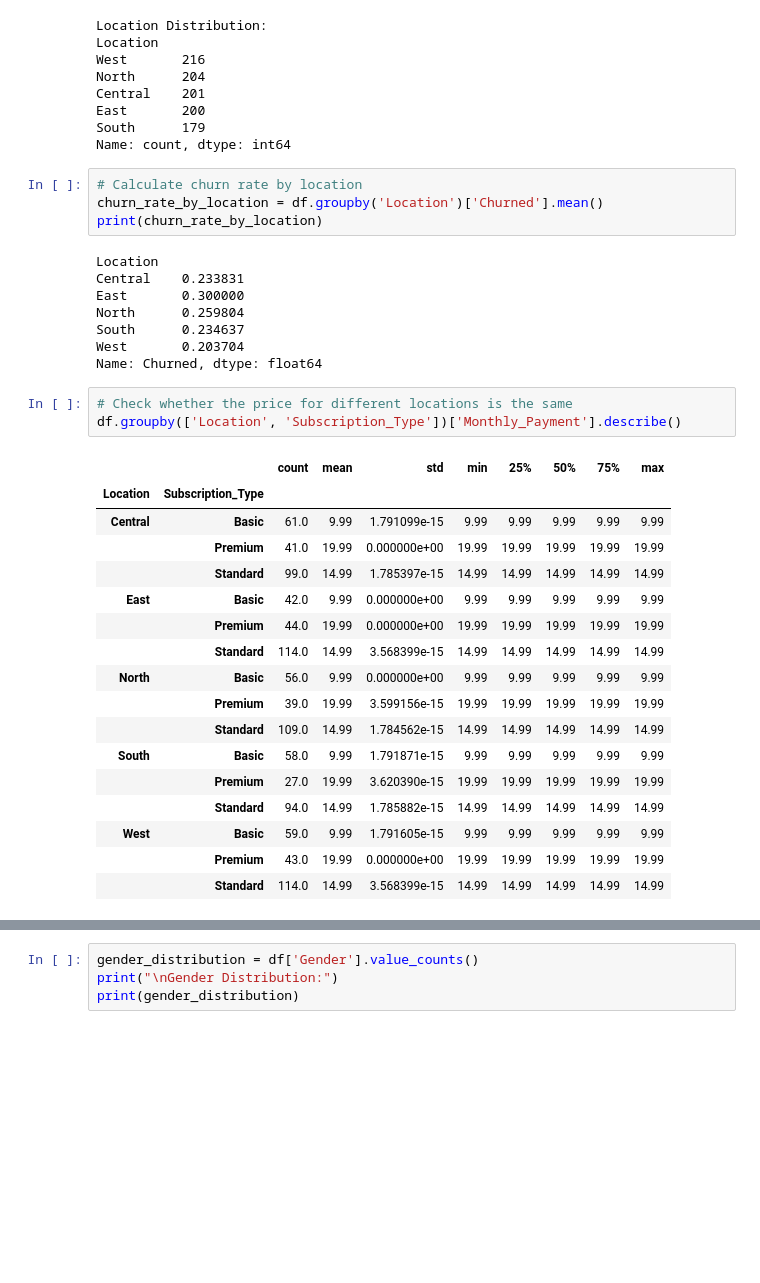
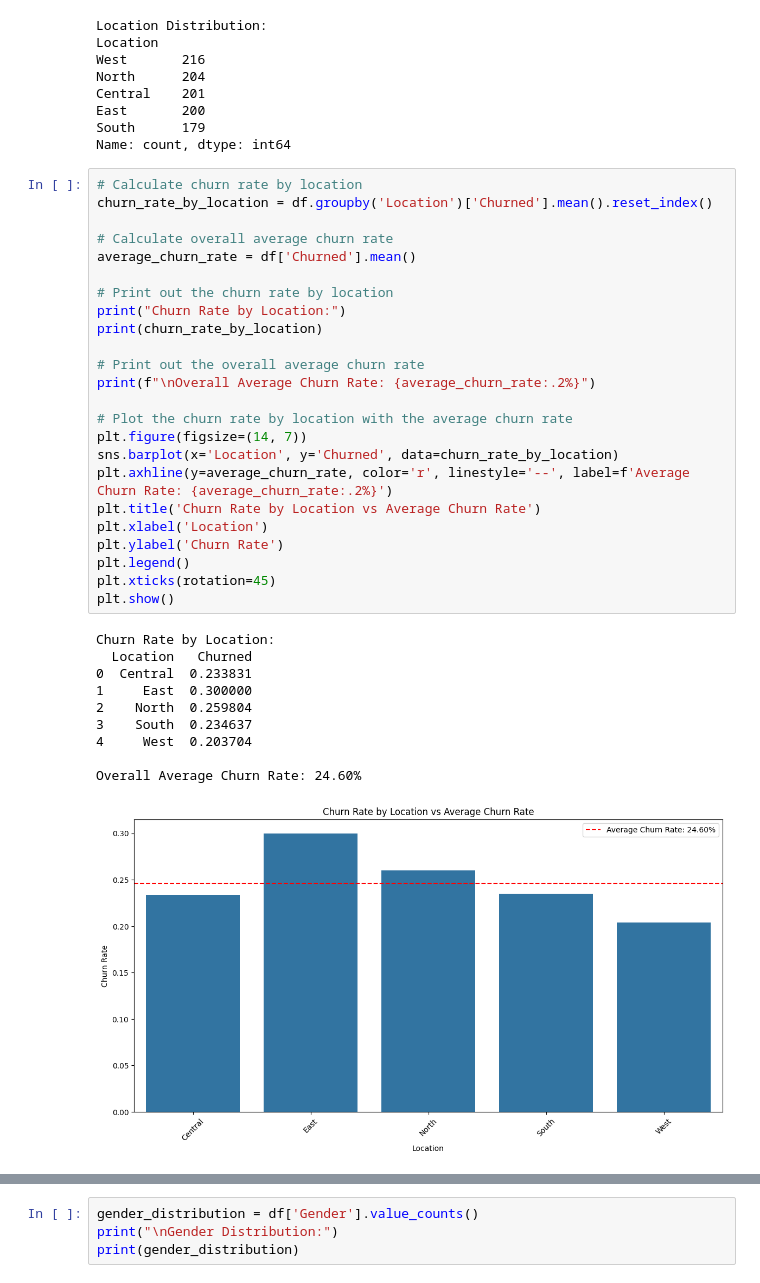
Before and after one commit to SherryQyy/MBAN6300, a Jupyter notebook: MBAN6300_Assignment1.ipynb, the cells around one changed output, grey strips where cells are left out. Drawn from its saved outputs; the diff is of its cells as text; blank space fills up the shorter version.

Commit message:
Overall for codes

```diff
--- a/MBAN6300_Assignment1.ipynb
+++ b/MBAN6300_Assignment1.ipynb
@@ -144,36 +118,38 @@ Central    201
 East       200
 South      179
 Name: count, dtype: int64
-# %%
-# Calculate churn rate by location
-churn_rate_by_location = df.groupby('Location')['Churned'].mean()
-print(churn_rate_by_location)
-# %% [output]
-Location
-Central    0.233831
-East       0.300000
-North      0.259804
-South      0.234637
-West       0.203704
-Name: Churned, dtype: float64
-# %%
-# Check whether the price for different locations is the same
-df.groupby(['Location', 'Subscription_Type'])['Monthly_Payment'].describe()
-# %% [output]
-|  |  | count | mean | std | min | 25% | 50% | 75% | max |
-| Location | Subscription_Type |  |  |  |  |  |  |  |  |
-| Central | Basic | 61.0 | 9.99 | 1.791099e-15 | 9.99 | 9.99 | 9.99 | 9.99 | 9.99 |
-|  | Premium | 41.0 | 19.99 | 0.000000e+00 | 19.99 | 19.99 | 19.99 | 19.99 | 19.99 |
-|  | Standard | 99.0 | 14.99 | 1.785397e-15 | 14.99 | 14.99 | 14.99 | 14.99 | 14.99 |
-| East | Basic | 42.0 | 9.99 | 0.000000e+00 | 9.99 | 9.99 | 9.99 | 9.99 | 9.99 |
-|  | Premium | 44.0 | 19.99 | 0.000000e+00 | 19.99 | 19.99 | 19.99 | 19.99 | 19.99 |
-|  | Standard | 114.0 | 14.99 | 3.568399e-15 | 14.99 | 14.99 | 14.99 | 14.99 | 14.99 |
-| North | Basic | 56.0 | 9.99 | 0.000000e+00 | 9.99 | 9.99 | 9.99 | 9.99 | 9.99 |
-|  | Premium | 39.0 | 19.99 | 3.599156e-15 | 19.99 | 19.99 | 19.99 | 19.99 | 19.99 |
-|  | Standard | 109.0 | 14.99 | 1.784562e-15 | 14.99 | 14.99 | 14.99 | 14.99 | 14.99 |
-| South | Basic | 58.0 | 9.99 | 1.791871e-15 | 9.99 | 9.99 | 9.99 | 9.99 | 9.99 |
-|  | Premium | 27.0 | 19.99 | 3.620390e-15 | 19.99 | 19.99 | 19.99 | 19.99 | 19.99 |
-|  | Standard | 94.0 | 14.99 | 1.785882e-15 | 14.99 | 14.99 | 14.99 | 14.99 | 14.99 |
-| West | Basic | 59.0 | 9.99 | 1.791605e-15 | 9.99 | 9.99 | 9.99 | 9.99 | 9.99 |
-|  | Premium | 43.0 | 19.99 | 0.000000e+00 | 19.99 | 19.99 | 19.99 | 19.99 | 19.99 |
-|  | Standard | 114.0 | 14.99 | 3.568399e-15 | 14.99 | 14.99 | 14.99 | 14.99 | 14.99 |
+# %%
+# Calculate churn rate by location
+churn_rate_by_location = df.groupby('Location')['Churned'].mean().reset_index()
+
+# Calculate overall average churn rate
+average_churn_rate = df['Churned'].mean()
+
+# Print out the churn rate by location
+print("Churn Rate by Location:")
+print(churn_rate_by_location)
+
+# Print out the overall average churn rate
+print(f"\nOverall Average Churn Rate: {average_churn_rate:.2%}")
+
+# Plot the churn rate by location with the average churn rate
+plt.figure(figsize=(14, 7))
+sns.barplot(x='Location', y='Churned', data=churn_rate_by_location)
+plt.axhline(y=average_churn_rate, color='r', linestyle='--', label=f'Average Churn Rate: {average_churn_rate:.2%}')
+plt.title('Churn Rate by Location vs Average Churn Rate')
+plt.xlabel('Location')
+plt.ylabel('Churn Rate')
+plt.legend()
+plt.xticks(rotation=45)
+plt.show()
+# %% [output]
+Churn Rate by Location:
+  Location   Churned
+0  Central  0.233831
+1     East  0.300000
+2    North  0.259804
+3    South  0.234637
+4     West  0.203704
+
+Overall Average Churn Rate: 24.60%
+[figure, added]
```
Also changed, not shown: parts of 41 cells of this notebook.
